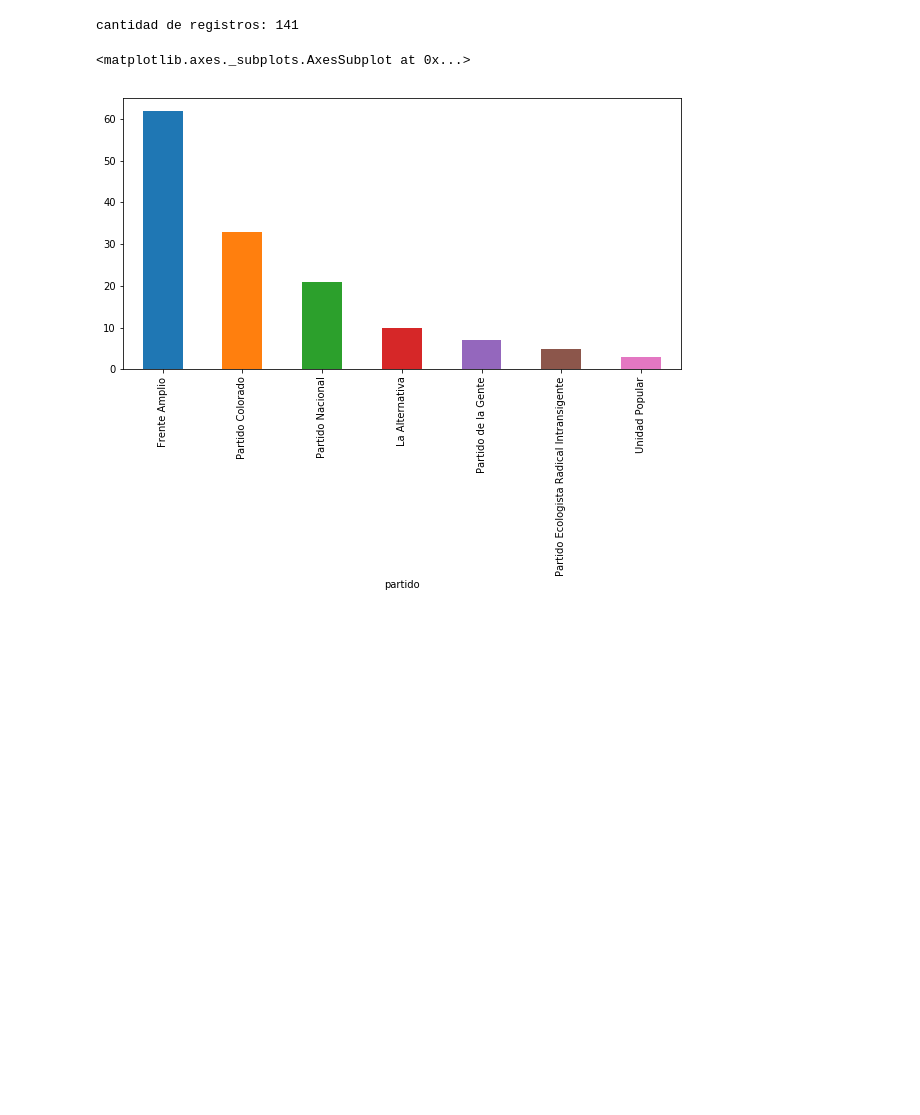
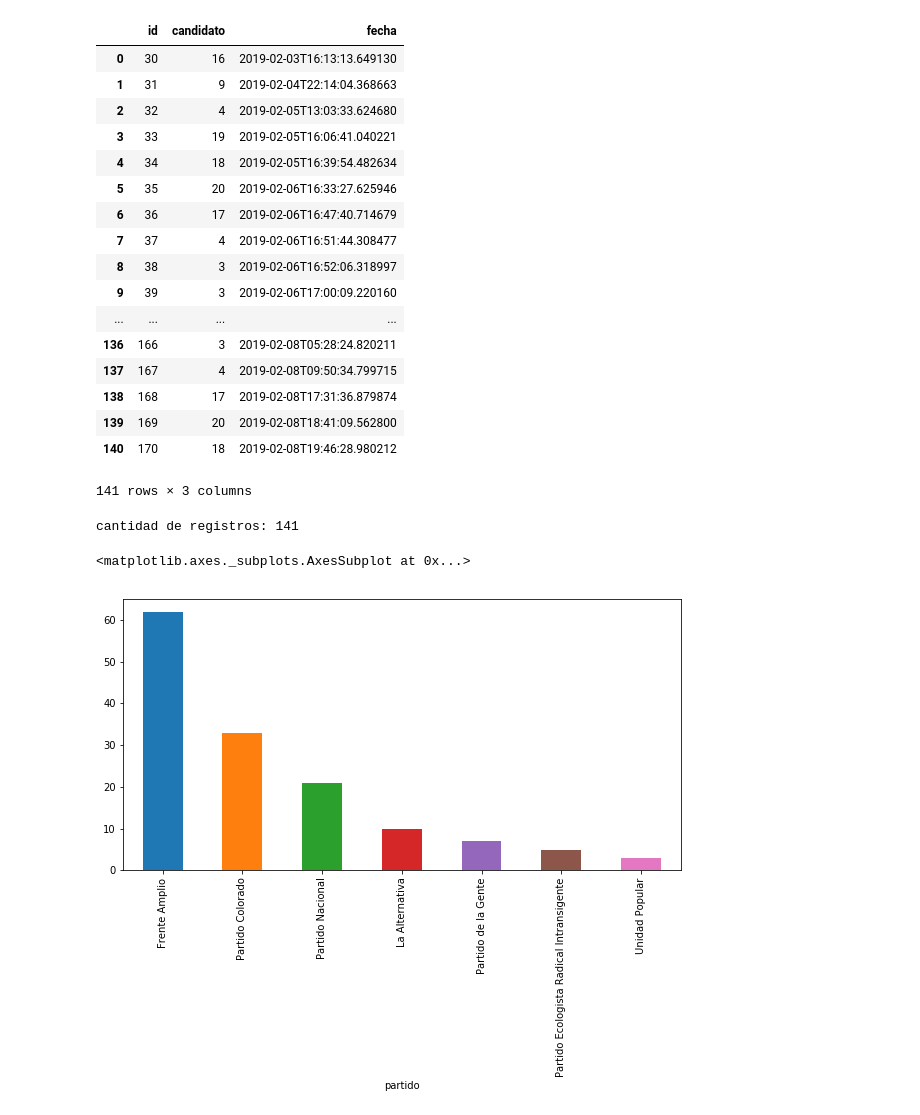
Before and after one commit to johnblanco/predictor_electoral, a Jupyter notebook: analisis respuestas.ipynb, the cells around one changed output. Cells and saved outputs as stored; diff of their text form; code cells hidden in the pictures; blank space fills up the shorter version.

```diff
--- a/analisis respuestas.ipynb
+++ b/analisis respuestas.ipynb
@@ -35,6 +35,27 @@ def get_name(id):
             if c['id'] == id:
                 return c['name']
     return 'n/a'
+# %%
+df
+# %% [output]
+|  | id | candidato | fecha |
+| 0 | 30 | 16 | 2019-02-03T16:13:13.649130 |
+| 1 | 31 | 9 | 2019-02-04T22:14:04.368663 |
+| 2 | 32 | 4 | 2019-02-05T13:03:33.624680 |
+| 3 | 33 | 19 | 2019-02-05T16:06:41.040221 |
+| 4 | 34 | 18 | 2019-02-05T16:39:54.482634 |
+| 5 | 35 | 20 | 2019-02-06T16:33:27.625946 |
+| 6 | 36 | 17 | 2019-02-06T16:47:40.714679 |
+| 7 | 37 | 4 | 2019-02-06T16:51:44.308477 |
+| 8 | 38 | 3 | 2019-02-06T16:52:06.318997 |
+| 9 | 39 | 3 | 2019-02-06T17:00:09.220160 |
+| ... | ... | ... | ... |
+| 136 | 166 | 3 | 2019-02-08T05:28:24.820211 |
+| 137 | 167 | 4 | 2019-02-08T09:50:34.799715 |
+| 138 | 168 | 17 | 2019-02-08T17:31:36.879874 |
+| 139 | 169 | 20 | 2019-02-08T18:41:09.562800 |
+| 140 | 170 | 18 | 2019-02-08T19:46:28.980212 |
+141 rows × 3 columns
 # %%
 df['partido'] = df.candidato.apply(get_party)
 df['nombre'] = df.candidato.apply(get_name)
```
Also changed, not shown: parts of 9 cells of this notebook, 8 other files.
